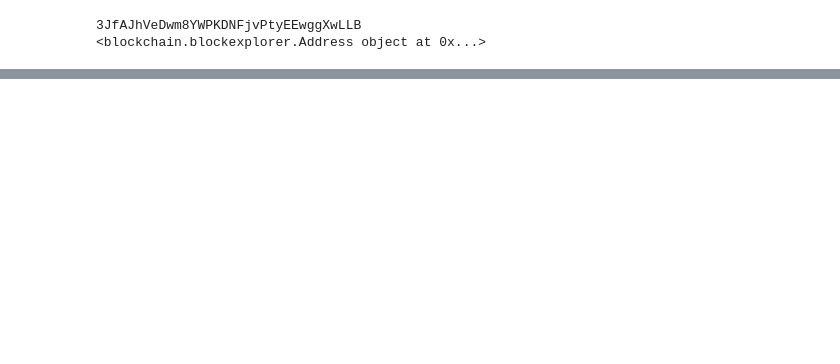
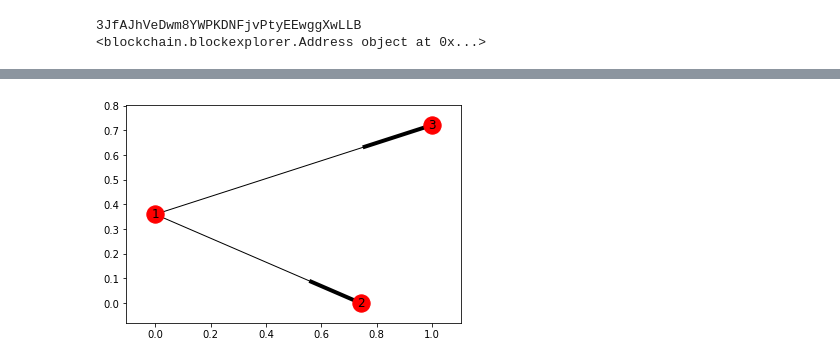
Before and after one commit to baihuajun24/tracebtc, a Jupyter notebook: playground.ipynb, the cells around one changed output, grey strips where cells are left out. Cells and saved outputs as stored; diff of their text form; code cells hidden in the pictures; blank space fills up the shorter version.

Commit message:
starting with networkx

```diff
--- a/playground.ipynb
+++ b/playground.ipynb
@@ -141,0 +117,11 @@ for k,v in addr_dict.items():
+# %%
+## Small dataset with networkx
+G=nx.DiGraph()
+G.add_node(1)
+G.add_nodes_from([2,3])
+G.add_edges_from([(1,2),(1,3)])
+# %%
+nx.draw_networkx(G)
+plt.show()
+# %% [output]
+[figure, added]
```
Also changed, not shown: parts of 9 cells of this notebook.
